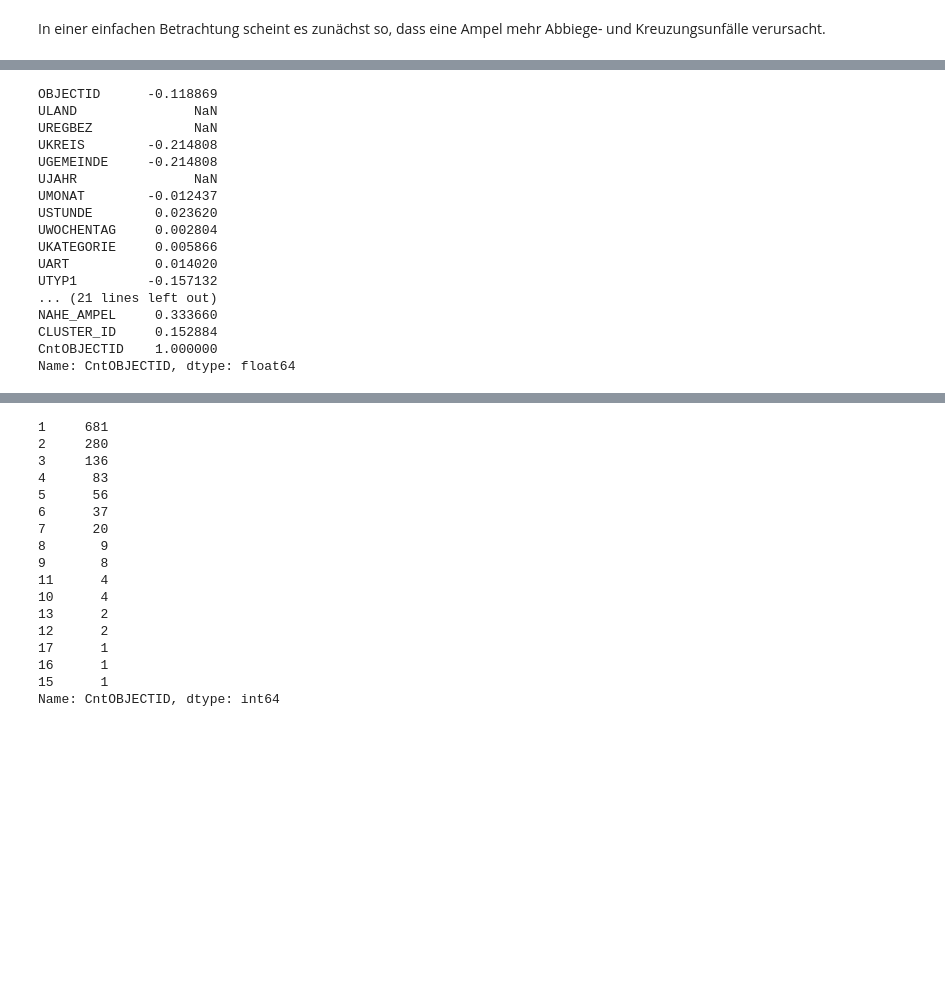
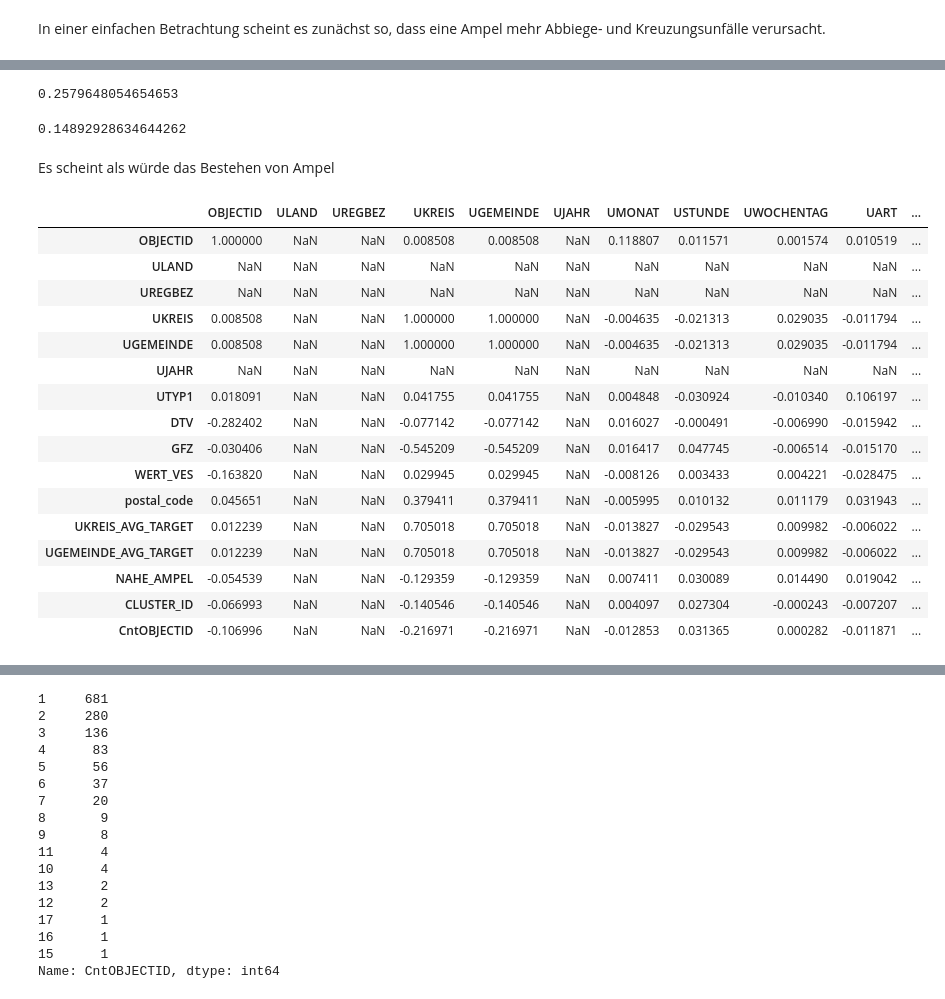
Before and after one commit to s0554849/unfallanalyse_berlin, a Jupyter notebook: 03_Analytics/Frage1_Ampeln_Abbiegeunfälle.ipynb, the cells around one changed output, grey strips where cells are left out. Cells and saved outputs as stored; diff of their text form; code cells hidden in the pictures; blank space fills up the shorter version.

```diff
--- a/03_Analytics/Frage1_Ampeln_Abbiegeunfälle.ipynb
+++ b/03_Analytics/Frage1_Ampeln_Abbiegeunfälle.ipynb
@@ -172,25 +173,39 @@ In einer einfachen Betrachtung scheint es zunächst so, dass eine Ampel mehr Abb
+# %%
+#Durchschnittliche Anzahl an Unfällen um eine Ampel rum im Vergleich zu Kreuzungen
+cnt_crtl = crashes_near_traffic_light.groupby('CLUSTER_ID')[['Indicator']].sum()
+cnt_crtl.rename(columns=lambda x: 'Sum' + x, inplace=True)
+cnt_crtl['SumIndicator'].mean()
+# %% [output]
+0.2579648054654653
+# %%
+cnt_cwtl = crashes_without_traffic_light.groupby('CLUSTER_ID')[['Indicator']].sum()
+cnt_cwtl.rename(columns=lambda x: 'Sum' + x, inplace=True)
+cnt_cwtl['SumIndicator'].mean()
+# %% [output]
+0.14892928634644262
+# %% [markdown]
+Es scheint als würde das Bestehen von Ampel
 # %%
 #Wo könnten ggf. Korrelationen existieren?
 affected_crash_data_cnt = affected_crash_data.groupby('CLUSTER_ID')[['OBJECTID']].count()
 affected_crash_data_cnt.rename(columns=lambda x: 'Cnt' + x, inplace=True)
 affected_crash_data = pd.merge(affected_crash_data, affected_crash_data_cnt, left_on=['CLUSTER_ID'], right_on=['CLUSTER_ID'],  how='inner')
 corr_matrix = affected_crash_data.corr()
-corr_matrix["CntOBJECTID"]
 # %% [output]
-OBJECTID      -0.118869
-ULAND               NaN
-UREGBEZ             NaN
-UKREIS        -0.214808
-UGEMEINDE     -0.214808
-UJAHR               NaN
-UMONAT        -0.012437
-USTUNDE        0.023620
-UWOCHENTAG     0.002804
-UKATEGORIE     0.005866
-UART           0.014020
-UTYP1         -0.157132
-... (21 lines left out)
-NAHE_AMPEL     0.333660
-CLUSTER_ID     0.152884
-CntOBJECTID    1.000000
-Name: CntOBJECTID, dtype: float64
+|  | OBJECTID | ULAND | UREGBEZ | UKREIS | UGEMEINDE | UJAHR | UMONAT | USTUNDE | UWOCHENTAG | UART | ... |
+| OBJECTID | 1.000000 | NaN | NaN | 0.008508 | 0.008508 | NaN | 0.118807 | 0.011571 | 0.001574 | 0.010519 | ... |
+| ULAND | NaN | NaN | NaN | NaN | NaN | NaN | NaN | NaN | NaN | NaN | ... |
+| UREGBEZ | NaN | NaN | NaN | NaN | NaN | NaN | NaN | NaN | NaN | NaN | ... |
+| UKREIS | 0.008508 | NaN | NaN | 1.000000 | 1.000000 | NaN | -0.004635 | -0.021313 | 0.029035 | -0.011794 | ... |
+| UGEMEINDE | 0.008508 | NaN | NaN | 1.000000 | 1.000000 | NaN | -0.004635 | -0.021313 | 0.029035 | -0.011794 | ... |
+| UJAHR | NaN | NaN | NaN | NaN | NaN | NaN | NaN | NaN | NaN | NaN | ... |
+| UTYP1 | 0.018091 | NaN | NaN | 0.041755 | 0.041755 | NaN | 0.004848 | -0.030924 | -0.010340 | 0.106197 | ... |
+| DTV | -0.282402 | NaN | NaN | -0.077142 | -0.077142 | NaN | 0.016027 | -0.000491 | -0.006990 | -0.015942 | ... |
+| GFZ | -0.030406 | NaN | NaN | -0.545209 | -0.545209 | NaN | 0.016417 | 0.047745 | -0.006514 | -0.015170 | ... |
+| WERT_VES | -0.163820 | NaN | NaN | 0.029945 | 0.029945 | NaN | -0.008126 | 0.003433 | 0.004221 | -0.028475 | ... |
+| postal_code | 0.045651 | NaN | NaN | 0.379411 | 0.379411 | NaN | -0.005995 | 0.010132 | 0.011179 | 0.031943 | ... |
+| UKREIS_AVG_TARGET | 0.012239 | NaN | NaN | 0.705018 | 0.705018 | NaN | -0.013827 | -0.029543 | 0.009982 | -0.006022 | ... |
+| UGEMEINDE_AVG_TARGET | 0.012239 | NaN | NaN | 0.705018 | 0.705018 | NaN | -0.013827 | -0.029543 | 0.009982 | -0.006022 | ... |
+| NAHE_AMPEL | -0.054539 | NaN | NaN | -0.129359 | -0.129359 | NaN | 0.007411 | 0.030089 | 0.014490 | 0.019042 | ... |
+| CLUSTER_ID | -0.066993 | NaN | NaN | -0.140546 | -0.140546 | NaN | 0.004097 | 0.027304 | -0.000243 | -0.007207 | ... |
+| CntOBJECTID | -0.106996 | NaN | NaN | -0.216971 | -0.216971 | NaN | -0.012853 | 0.031365 | 0.000282 | -0.011871 | ... |
```
Also changed, not shown: parts of 13 cells of this notebook, 2 other files.
